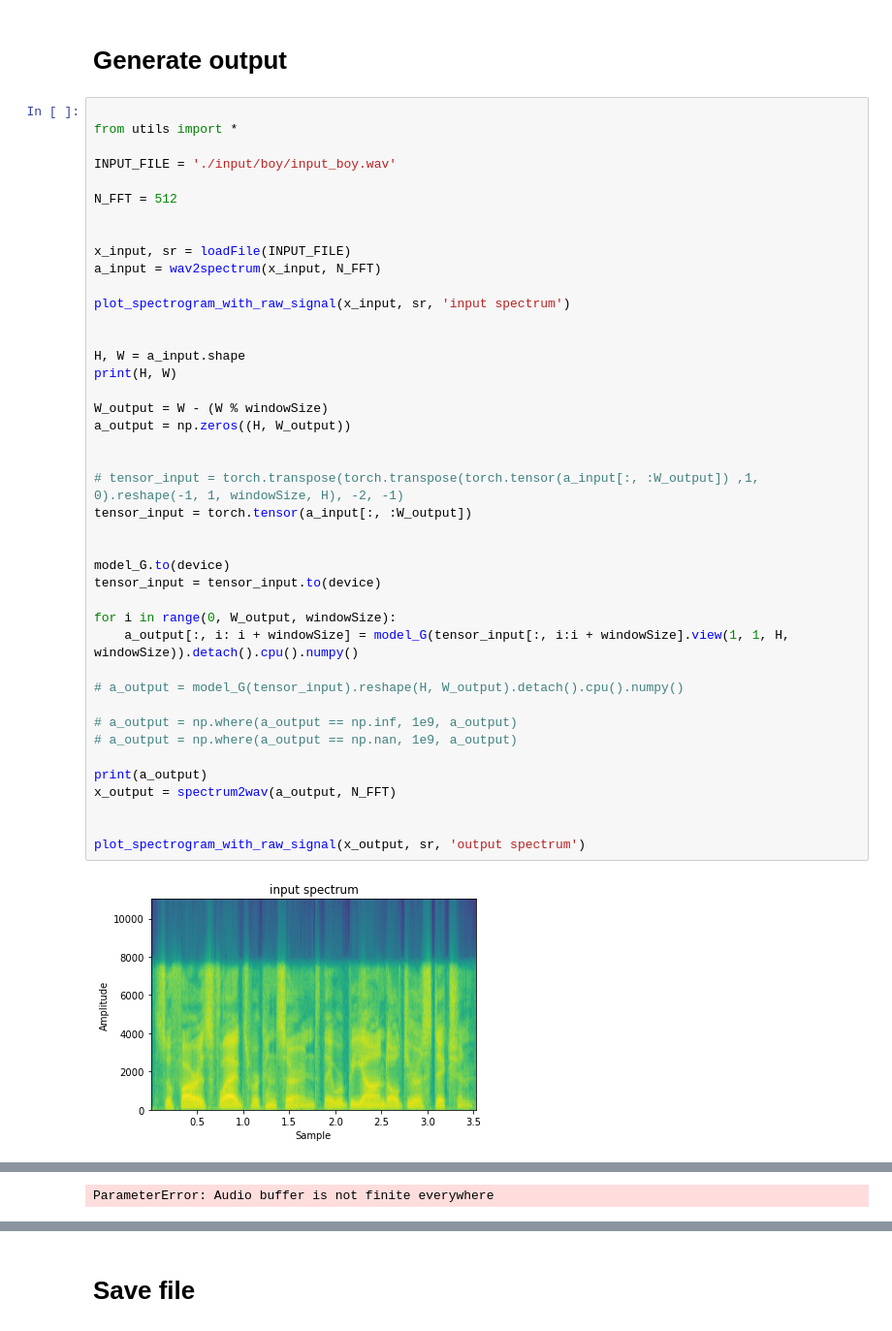
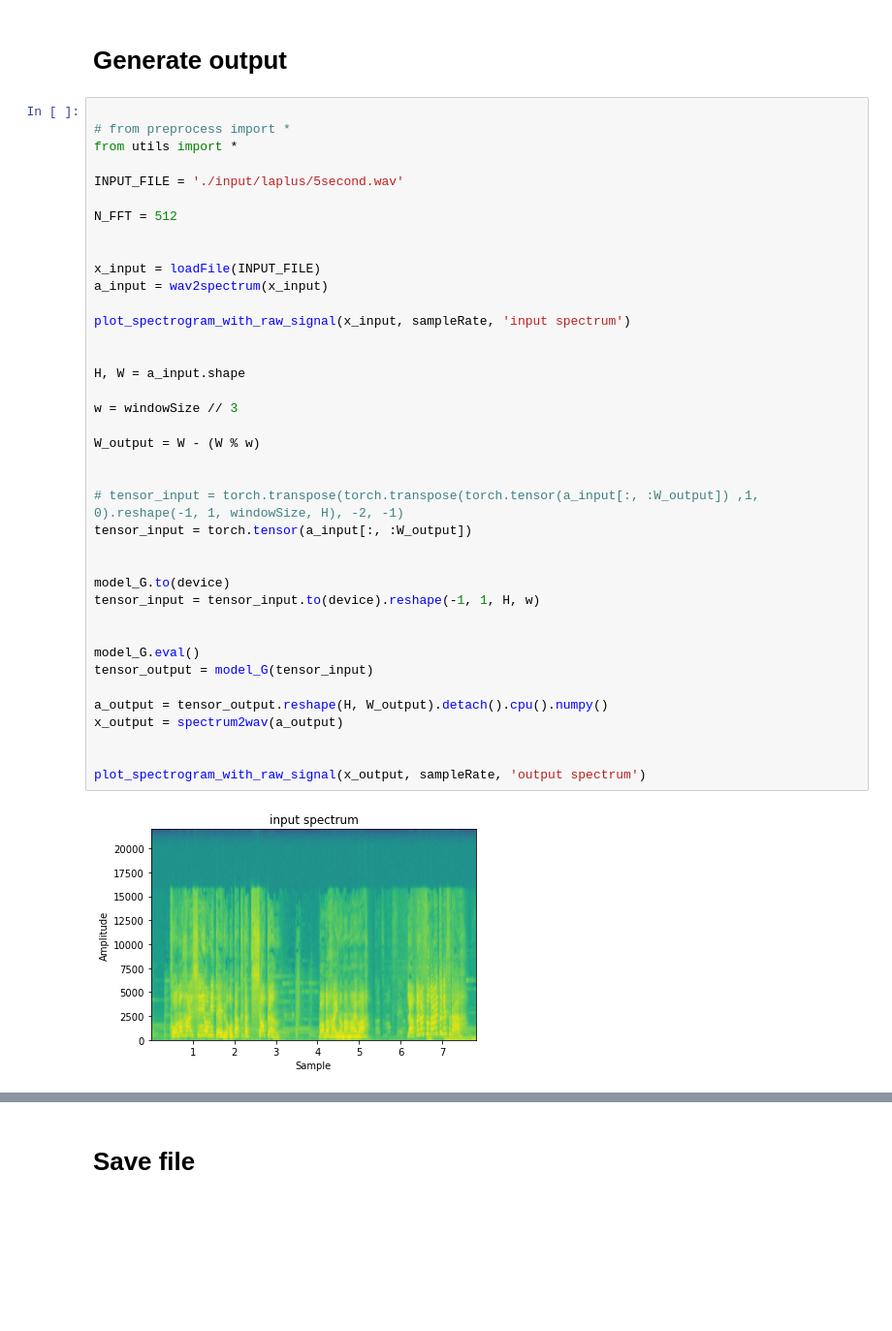
Before and after one commit to mmi366127/2022-Intro-to-AI-final-project, a Jupyter notebook: TraVeLGan.ipynb, the cells around one changed output, grey strips where cells are left out. Shown: that part at 97% size. Saved outputs shown, nothing was run; the diff lists cells and outputs as text; blank space fills up the shorter version.

Commit message:
use new preprocessing method.

```diff
--- a/TraVeLGan.ipynb
+++ b/TraVeLGan.ipynb
@@ -271,45 +367,42 @@ model_D.load_state_dict(torch.load('./saved_model/TraVelGan/model_D.pt'))
 # Generate output
 # %%
 
+# from preprocess import *
 from utils import *
 
-INPUT_FILE = './input/boy/input_boy.wav'
+INPUT_FILE = './input/laplus/5second.wav'
 
 N_FFT = 512
 
 
-x_input, sr = loadFile(INPUT_FILE)
-a_input = wav2spectrum(x_input, N_FFT)
+x_input = loadFile(INPUT_FILE)
+a_input = wav2spectrum(x_input)
 
-plot_spectrogram_with_raw_signal(x_input, sr, 'input spectrum')
+plot_spectrogram_with_raw_signal(x_input, sampleRate, 'input spectrum')
 
 
 H, W = a_input.shape
-print(H, W)
 
-W_output = W - (W % windowSize)
-a_output = np.zeros((H, W_output))
+w = windowSize // 3
+
+W_output = W - (W % w)
 
 
 # tensor_input = torch.transpose(torch.transpose(torch.tensor(a_input[:, :W_output]) ,1, 0).reshape(-1, 1, windowSize, H), -2, -1)
 tensor_input = torch.tensor(a_input[:, :W_output])
 
 
 model_G.to(device)
-tensor_input = tensor_input.to(device)
-
-for i in range(0, W_output, windowSize):
-    a_output[:, i: i + windowSize] = model_G(tensor_input[:, i:i + windowSize].view(1, 1, H, windowSize)).detach().cpu().numpy()
-
-# a_output = model_G(tensor_input).reshape(H, W_output).detach().cpu().numpy()
-
-# a_output = np.where(a_output == np.inf, 1e9, a_output)
-# a_output = np.where(a_output == np.nan, 1e9, a_output)
-
-print(a_output)
-x_output = spectrum2wav(a_output, N_FFT)
+tensor_input = tensor_input.to(device).reshape(-1, 1, H, w)
 
 
-plot_spectrogram_with_raw_signal(x_output, sr, 'output spectrum')
+model_G.eval()
+tensor_output = model_G(tensor_input)
+
+a_output = tensor_output.reshape(H, W_output).detach().cpu().numpy()
+x_output = spectrum2wav(a_output)
+
+
+plot_spectrogram_with_raw_signal(x_output, sampleRate, 'output spectrum')
 # %% [output]
-[figure, old version]
+[figure, new version]
@@ -324 +408,0 @@ plot_spectrogram_with_raw_signal(x_output, sr, 'output spectrum')
-ParameterError: Audio buffer is not finite everywhere
```
Also changed, not shown: parts of 12 cells of this notebook, 7 other files.
